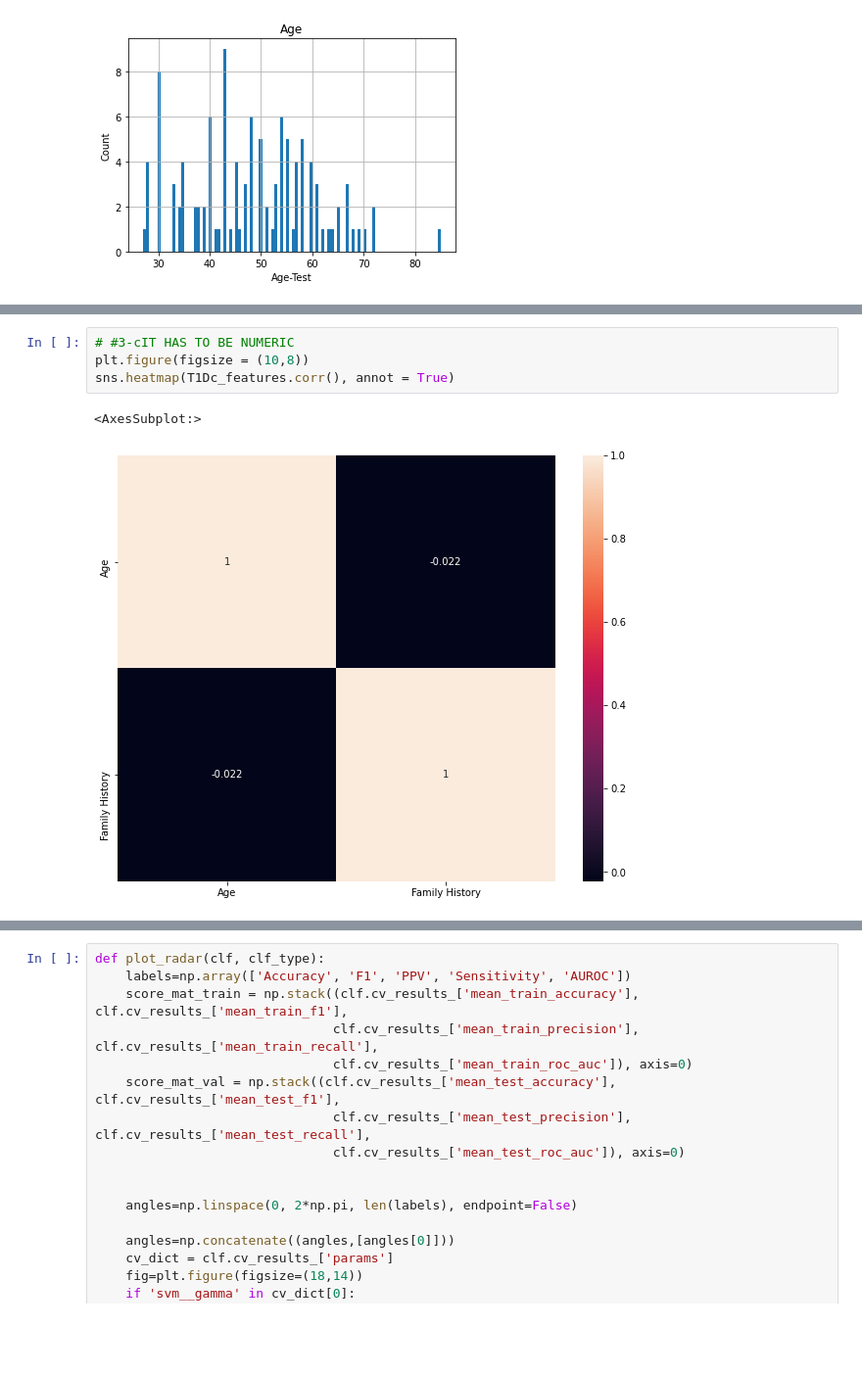
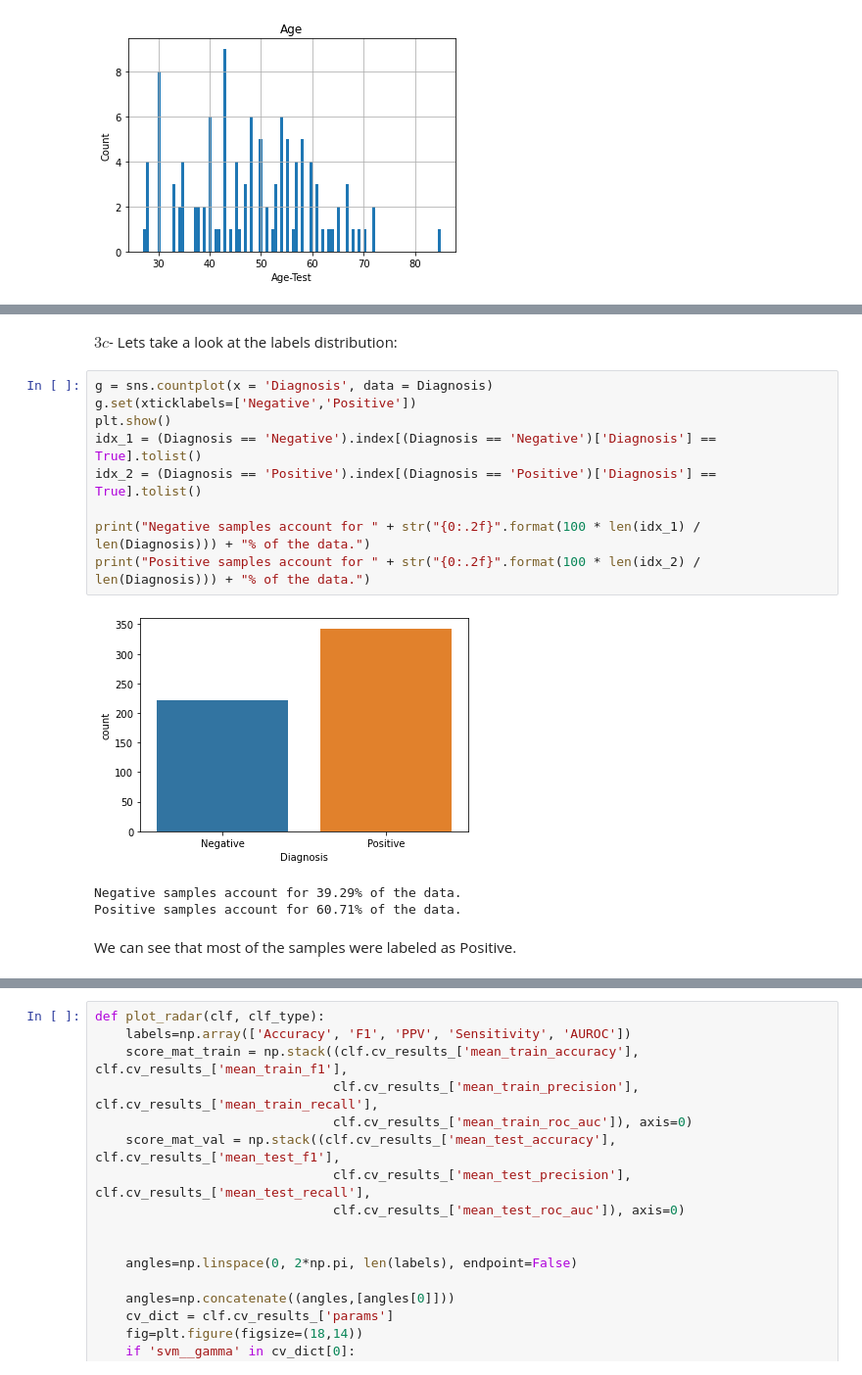
Before and after one commit to mlh-master/hw2_mlh-taima-leen, a Jupyter notebook: HW2_Solution.ipynb, the cells around one changed output, grey strips where cells are left out. Shown at 98% size. Saved outputs shown, nothing was run; the diff lists cells and outputs as text; blank space fills up the shorter version.

```diff
--- a/HW2_Solution.ipynb
+++ b/HW2_Solution.ipynb
@@ -209,10 +204,20 @@ for feat in features:
 [figure]
 [figure]
 ... (5 outputs left out)
-# %%
-# #3-cIT HAS TO BE NUMERIC
-plt.figure(figsize = (10,8))
-sns.heatmap(T1Dc_features.corr(), annot = True)
-# %% [output]
-<AxesSubplot:>
-[figure, removed]
+# %% [markdown]
+$3c$- Lets take a look at the labels distribution:
+# %%
+g = sns.countplot(x = 'Diagnosis', data = Diagnosis)
+g.set(xticklabels=['Negative','Positive'])
+plt.show()
+idx_1 = (Diagnosis == 'Negative').index[(Diagnosis == 'Negative')['Diagnosis'] == True].tolist()
+idx_2 = (Diagnosis == 'Positive').index[(Diagnosis == 'Positive')['Diagnosis'] == True].tolist()
+
+print("Negative samples account for " + str("{0:.2f}".format(100 * len(idx_1) / len(Diagnosis))) + "% of the data.")
+print("Positive samples account for " + str("{0:.2f}".format(100 * len(idx_2) / len(Diagnosis))) + "% of the data.")
+# %% [output]
+[figure, added]
+Negative samples account for 39.29% of the data.
+Positive samples account for 60.71% of the data.
+# %% [markdown]
+We can see that most of the samples were labeled as Positive.
```
Also changed, not shown: parts of 59 cells of this notebook.
